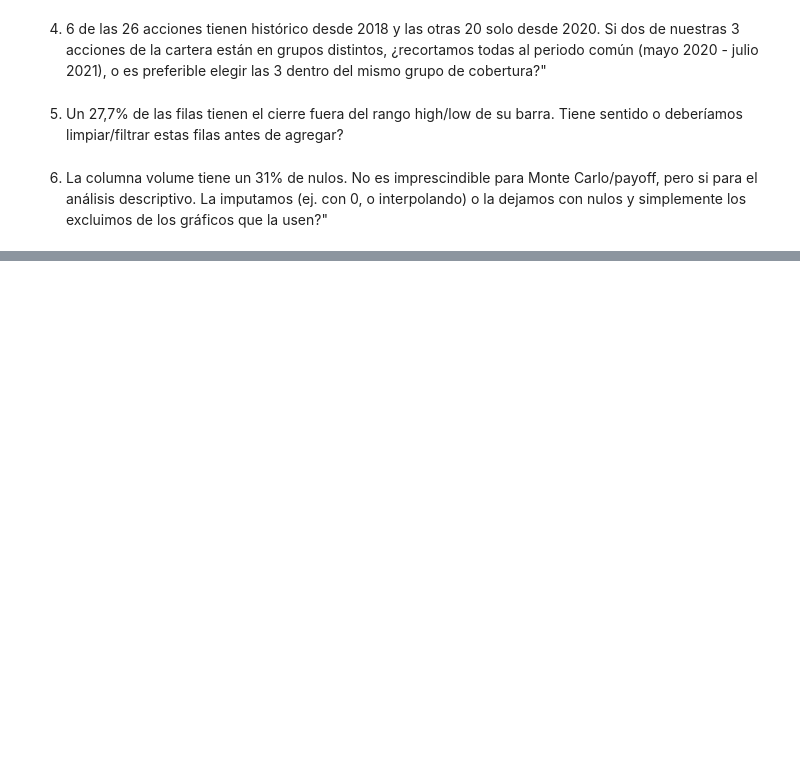
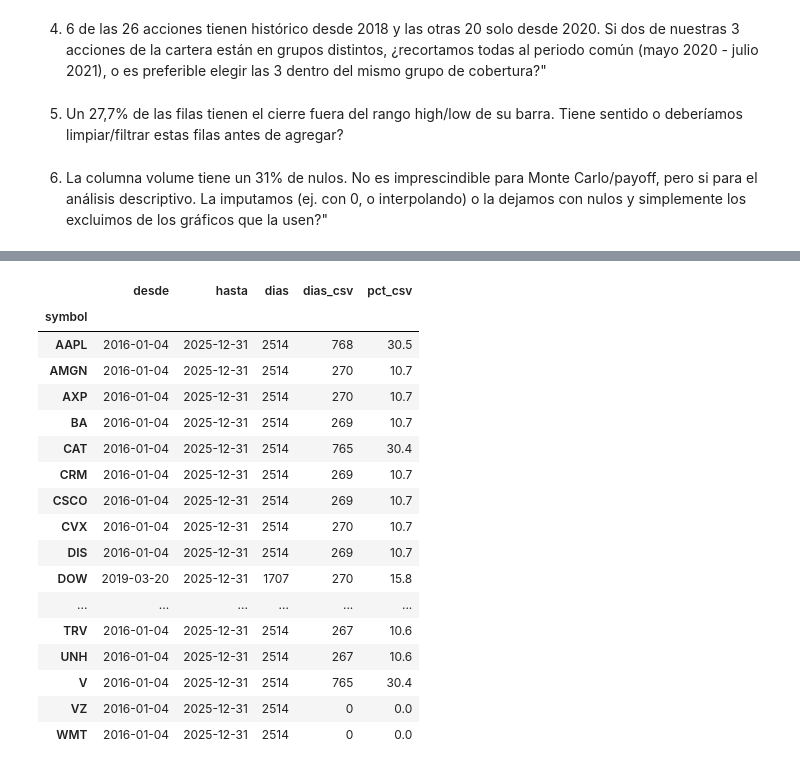
Before and after one commit to danielsoponaru/26_27_R09_Azul_Claro, a Jupyter notebook: Limpieza.ipynb, the cells around one changed output, grey strips where cells are left out. Saved outputs shown, nothing was run; the diff lists cells and outputs as text; code cells hidden in the pictures; blank space fills up the shorter version.

Commit message:
nuevos cambios teniendo en cuenta fechas y puntos discutidos.

```diff
--- a/Limpieza.ipynb
+++ b/Limpieza.ipynb
@@ -4,7 +4,7 @@ import glob
 # %% [markdown]
 # Unificar los ficheros de datos
 # %%
-archivos = glob.glob("Datos/Originales/Dowjones/*.csv")
+archivos = glob.glob("Datos/Originales/DowJones/*.csv")
 dfs = [pd.read_csv(f) for f in archivos]
 df_unificado = pd.concat(dfs, ignore_index=True)
 df_unificado
@@ -371,0 +387,5 @@ Guardado: (12301, 8) (35800, 8)
+# %%
+# Eventos que Yahoo registra como split en la ventana
+for ticker, eventos in splits.items():
+    for fecha, ratio in eventos.items():
+        print(f"{ticker:5s} {fecha.date()}  factor {ratio:g}")
@@ -371,0 +617,26 @@ Guardado: (12301, 8) (35800, 8)
+# %%
+columnas = ["open", "high", "low", "close", "volume"]
+
+base = df_yahoo[["symbol", "date"]]   # calendario: días de mercado según Yahoo
+csv_valido = df_diario.dropna(subset=["close"])
+combinado = (
+    base
+    .merge(csv_valido[["symbol", "date"] + columnas], on=["symbol", "date"], how="left")
+    .merge(df_yahoo[["symbol", "date"] + columnas], on=["symbol", "date"], how="left", suffixes=("", "_yahoo"))
+)
+
+hay_csv = combinado["close"].notna()
+combinado["fuente"] = np.where(hay_csv, "csv", "yahoo")
+combinado["volume_imputado"] = combinado["volume"].isna() & combinado["volume_yahoo"].notna()
+
+# Fila del CSV -> solo se imputan los valores sueltos que falten; sin CSV -> fila entera de Yahoo
+for col in columnas:
+    combinado[col] = combinado[col].fillna(combinado[f"{col}_yahoo"])
+
+df_final = (
+    combinado[["symbol", "date"] + columnas + ["fuente", "volume_imputado"]]
+    .sort_values(["symbol", "date"])
+    .reset_index(drop=True)
+)
+print(df_final.shape)
+print("Nulos por columna:"); print(df_final[columnas].isna().sum())
@@ -371,0 +652,30 @@ Guardado: (12301, 8) (35800, 8)
+# %%
+# Procedencia de cada acción: días del CSV vs días imputados desde Yahoo
+procedencia = (
+    df_final.groupby("symbol")
+    .agg(
+        desde=("date", "min"), hasta=("date", "max"), dias=("date", "size"),
+        dias_csv=("fuente", lambda s: (s == "csv").sum()),
+    )
+)
+procedencia["pct_csv"] = (procedencia["dias_csv"] / procedencia["dias"] * 100).round(1)
+procedencia
+# %% [output]
+|  | desde | hasta | dias | dias_csv | pct_csv |
+| symbol |  |  |  |  |  |
+| AAPL | 2016-01-04 | 2025-12-31 | 2514 | 768 | 30.5 |
+| AMGN | 2016-01-04 | 2025-12-31 | 2514 | 270 | 10.7 |
+| AXP | 2016-01-04 | 2025-12-31 | 2514 | 270 | 10.7 |
+| BA | 2016-01-04 | 2025-12-31 | 2514 | 269 | 10.7 |
+| CAT | 2016-01-04 | 2025-12-31 | 2514 | 765 | 30.4 |
+| CRM | 2016-01-04 | 2025-12-31 | 2514 | 269 | 10.7 |
+| CSCO | 2016-01-04 | 2025-12-31 | 2514 | 269 | 10.7 |
+| CVX | 2016-01-04 | 2025-12-31 | 2514 | 270 | 10.7 |
+| DIS | 2016-01-04 | 2025-12-31 | 2514 | 269 | 10.7 |
+| DOW | 2019-03-20 | 2025-12-31 | 1707 | 270 | 15.8 |
+| ... | ... | ... | ... | ... | ... |
+| TRV | 2016-01-04 | 2025-12-31 | 2514 | 267 | 10.6 |
+| UNH | 2016-01-04 | 2025-12-31 | 2514 | 267 | 10.6 |
+| V | 2016-01-04 | 2025-12-31 | 2514 | 765 | 30.4 |
+| VZ | 2016-01-04 | 2025-12-31 | 2514 | 0 | 0.0 |
+| WMT | 2016-01-04 | 2025-12-31 | 2514 | 0 | 0.0 |
```
Also changed, not shown: parts of 58 cells of this notebook.
